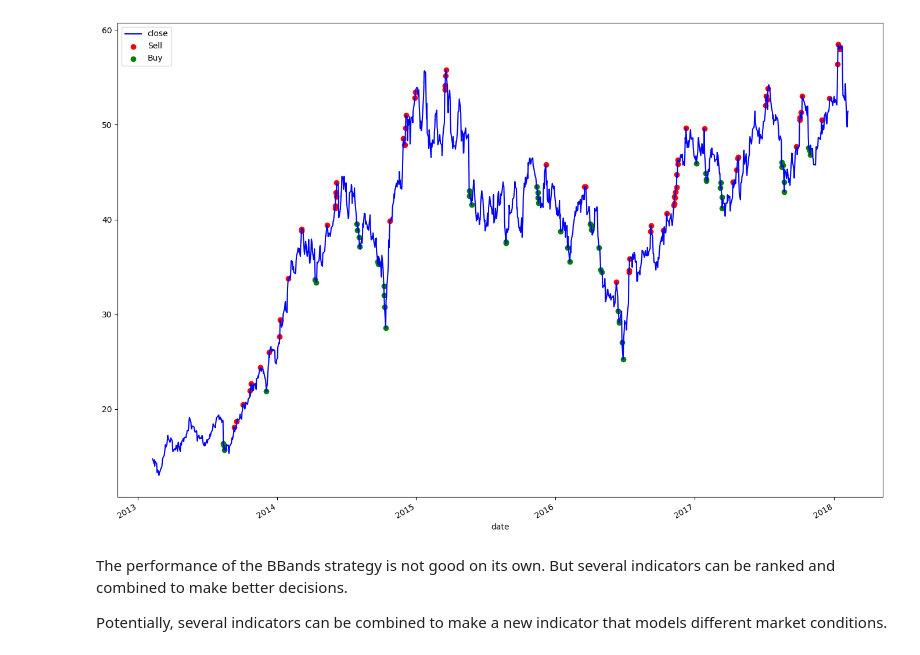
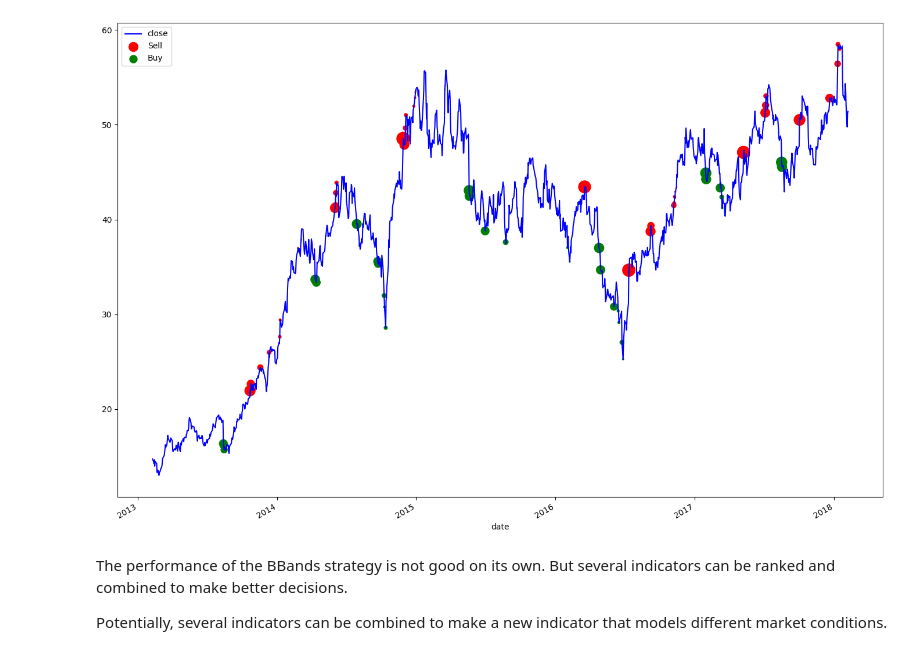
Before and after one commit to Ikromov247/AmpyFin_small, a Jupyter notebook: sandbox.ipynb, the cells around one changed output. Cells and saved outputs as stored; diff of their text form; code cells hidden in the pictures.

```diff
--- a/sandbox.ipynb
+++ b/sandbox.ipynb
@@ -184,4 +147,12 @@ len(strategies_result['BBANDS_indicator']['holdings']['AAL']['trades'])
 # %%
-sell_timestamps = [trade['timestamp'] for trade in strategies_result['BBANDS_indicator']['holdings']['AAL']['trades'] if trade['action'] == 'sell']
-buy_timestamps = [trade['timestamp'] for trade in strategies_result['BBANDS_indicator']['holdings']['AAL']['trades'] if trade['action'] == 'buy']
-hold_timestamps = [trade['timestamp'] for trade in strategies_result['BBANDS_indicator']['holdings']['AAL']['trades'] if trade['action'] == 'hold']
+strategy_name = 'BBANDS_indicator'
+# strategy_name2 = 'BBANDS_indicator'
+
+sell_timestamps = [trade['timestamp'] for trade in strategies_result[strategy_name]['holdings']['AAL']['trades'] if trade['action'] == 'sell']
+sell_amounts = [abs(trade['value']) / 100 for trade in strategies_result[strategy_name]['holdings']['AAL']['trades'] if trade['action'] == 'sell']
+
+
+buy_timestamps = [trade['timestamp'] for trade in strategies_result[strategy_name]['holdings']['AAL']['trades'] if trade['action'] == 'buy']
+buy_amounts = [abs(trade['value']) / 100 for trade in strategies_result[strategy_name]['holdings']['AAL']['trades'] if trade['action'] == 'buy']
+
+hold_timestamps = [trade['timestamp'] for trade in strategies_result[strategy_name]['holdings']['AAL']['trades'] if trade['action'] == 'hold']
@@ -191,25 +233,16 @@ hold_timestamps = [trade['timestamp'] for trade in strategies_result['BBANDS_ind
 # %%
-# plot sell and buy timestamps on the stock data
-import matplotlib.pyplot as plt
-from talib import BBANDS
+
 
 plt.figure(figsize=(17, 12))
 
-# plot bbands as well
-# upper, middle, lower = BBANDS(stock_data['close'], timeperiod=120)
-# plt.plot(stock_data.index, upper, label='Upper BB')
-# plt.plot(stock_data.index, middle, label='Middle BB')
-# plt.plot(stock_data.index, lower, label='Lower BB')
-
-
 stock_data['close'].plot(color='blue')
-plt.scatter(sell_timestamps, stock_data.loc[sell_timestamps]['close'], color='red', label='Sell')
-plt.scatter(buy_timestamps, stock_data.loc[buy_timestamps]['close'], color='green', label='Buy')
+plt.scatter(sell_timestamps, stock_data.loc[sell_timestamps]['close'], color='red', label='Sell', s=sell_amounts)
+plt.scatter(buy_timestamps, stock_data.loc[buy_timestamps]['close'], color='green', label='Buy', s=buy_amounts)
 # plt.scatter(hold_timestamps, stock_data.loc[hold_timestamps]['close'], color='blue', label='Hold')
 plt.legend()
 plt.show()
 # %% [output]
-[figure, old version]
+[figure, new version]
 # %% [markdown]
 The performance of the BBands strategy is not good on its own.
 But several indicators can be ranked and combined to make better decisions.
```
Also changed, not shown: parts of 9 cells of this notebook, 2 other files.
